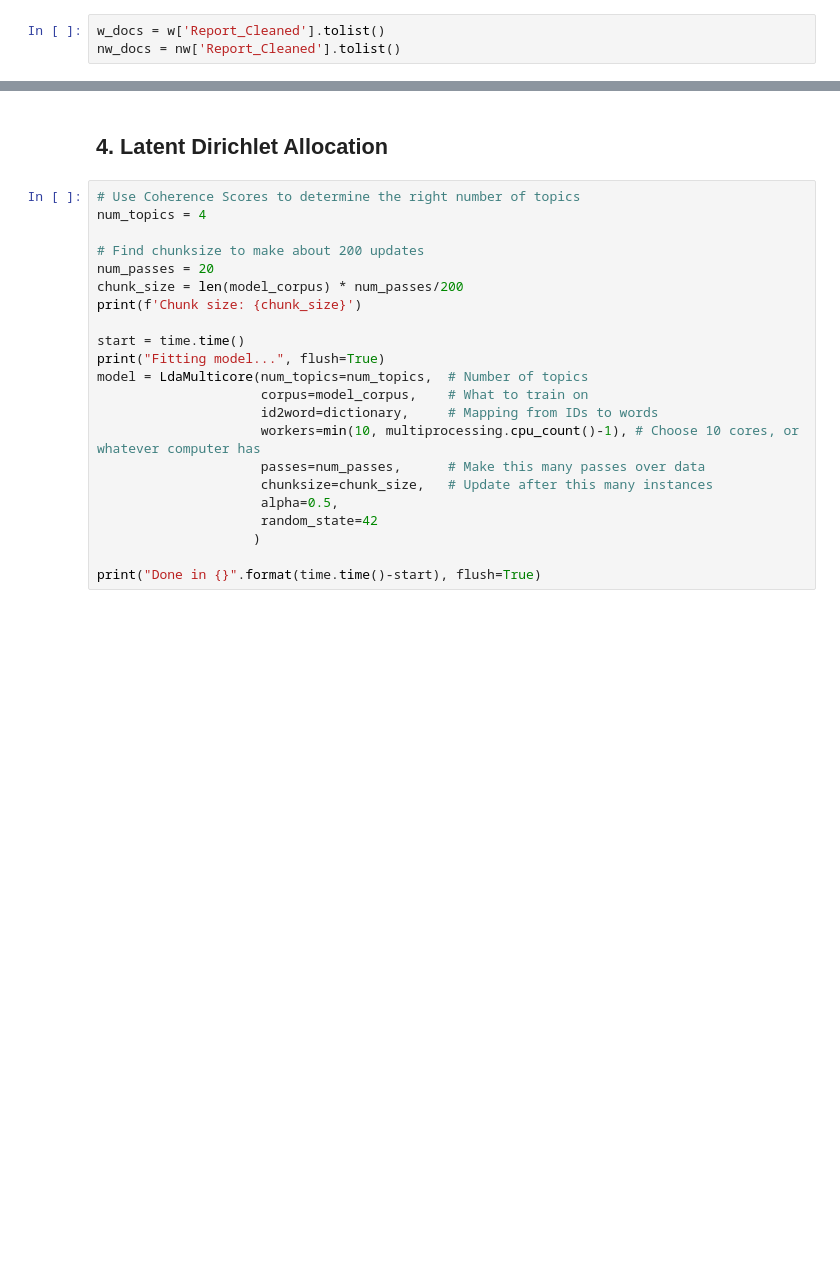
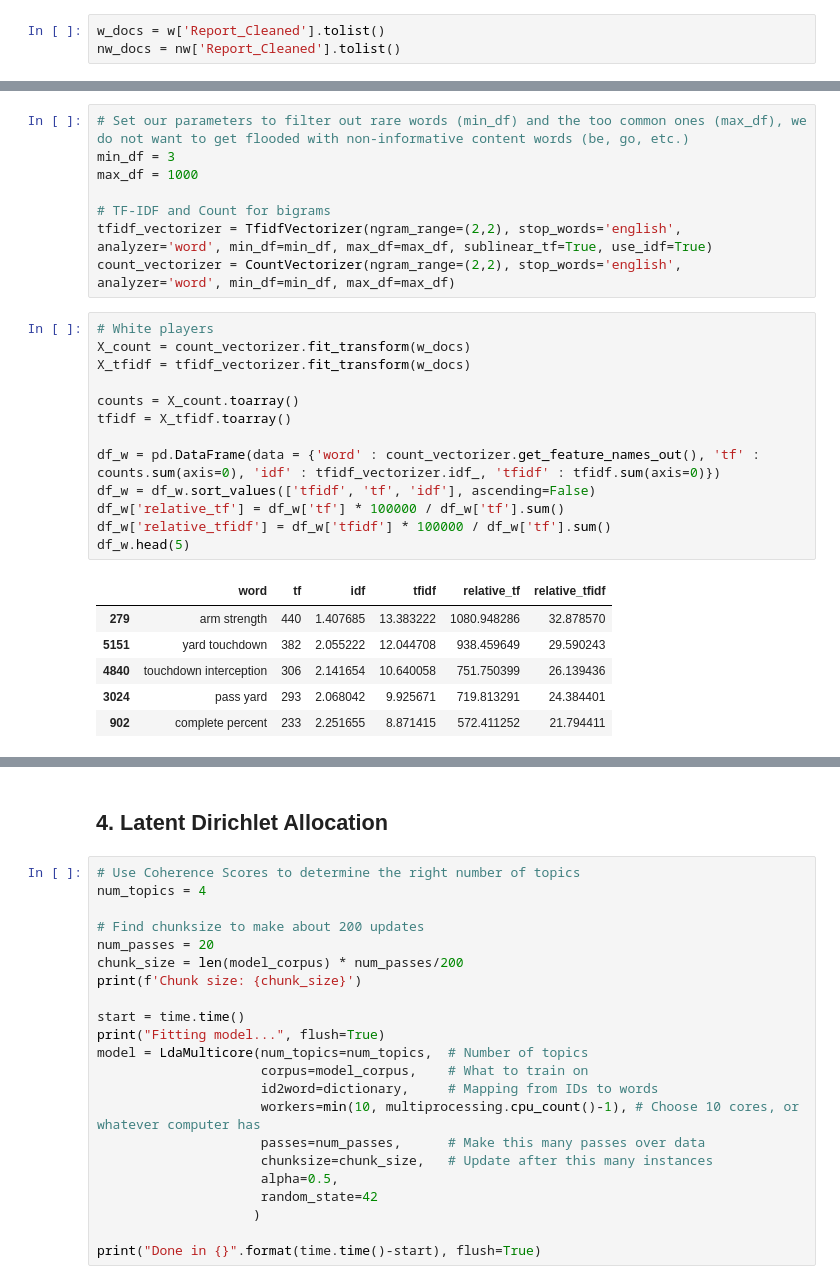
Before and after one commit to Ezekiel-25-17/Racial_Bias_in_American_Football, a Jupyter notebook: topic_model_WIP.ipynb, the cells around one changed output, grey strips where cells are left out. Drawn from its saved outputs; the diff is of its cells as text; blank space fills up the shorter version.

```diff
--- a/topic_model_WIP.ipynb
+++ b/topic_model_WIP.ipynb
@@ -216,0 +228,28 @@ plt.show()
+# %%
+# Set our parameters to filter out rare words (min_df) and the too common ones (max_df), we do not want to get flooded with non-informative content words (be, go, etc.)
+min_df = 3
+max_df = 1000
+
+# TF-IDF and Count for bigrams
+tfidf_vectorizer = TfidfVectorizer(ngram_range=(2,2), stop_words='english', analyzer='word', min_df=min_df, max_df=max_df, sublinear_tf=True, use_idf=True)
+count_vectorizer = CountVectorizer(ngram_range=(2,2), stop_words='english', analyzer='word', min_df=min_df, max_df=max_df)
+# %%
+# White players
+X_count = count_vectorizer.fit_transform(w_docs)
+X_tfidf = tfidf_vectorizer.fit_transform(w_docs)
+
+counts = X_count.toarray()
+tfidf = X_tfidf.toarray()
+
+df_w = pd.DataFrame(data = {'word' : count_vectorizer.get_feature_names_out(), 'tf' : counts.sum(axis=0), 'idf' : tfidf_vectorizer.idf_, 'tfidf' : tfidf.sum(axis=0)})
+df_w = df_w.sort_values(['tfidf', 'tf', 'idf'], ascending=False)
+df_w['relative_tf'] = df_w['tf'] * 100000 / df_w['tf'].sum()
+df_w['relative_tfidf'] = df_w['tfidf'] * 100000 / df_w['tf'].sum()
+df_w.head(5)
+# %% [output]
+|  | word | tf | idf | tfidf | relative_tf | relative_tfidf |
+| 279 | arm strength | 440 | 1.407685 | 13.383222 | 1080.948286 | 32.878570 |
+| 5151 | yard touchdown | 382 | 2.055222 | 12.044708 | 938.459649 | 29.590243 |
+| 4840 | touchdown interception | 306 | 2.141654 | 10.640058 | 751.750399 | 26.139436 |
+| 3024 | pass yard | 293 | 2.068042 | 9.925671 | 719.813291 | 24.384401 |
+| 902 | complete percent | 233 | 2.251655 | 8.871415 | 572.411252 | 21.794411 |
```
Also changed, not shown: parts of 17 cells of this notebook.
